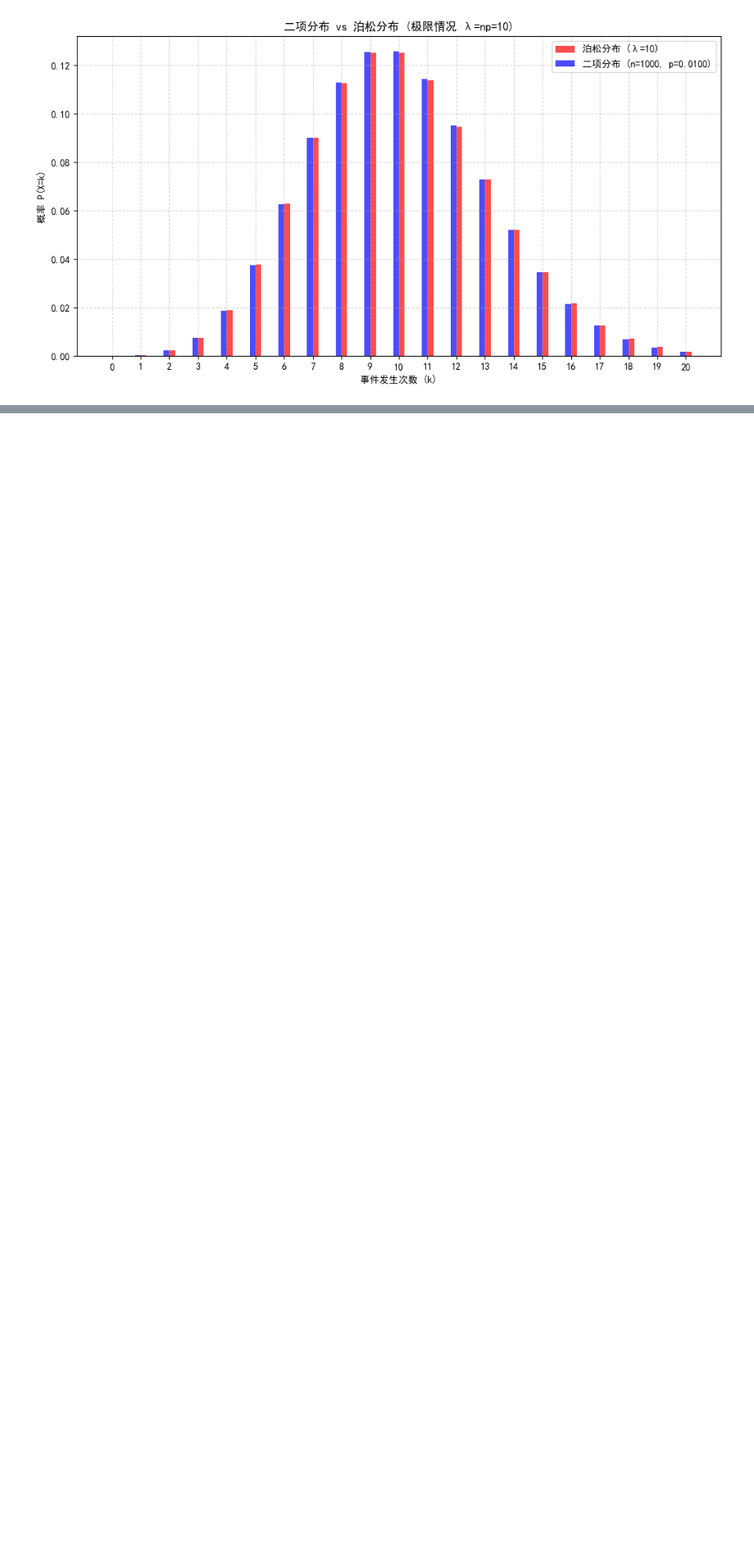
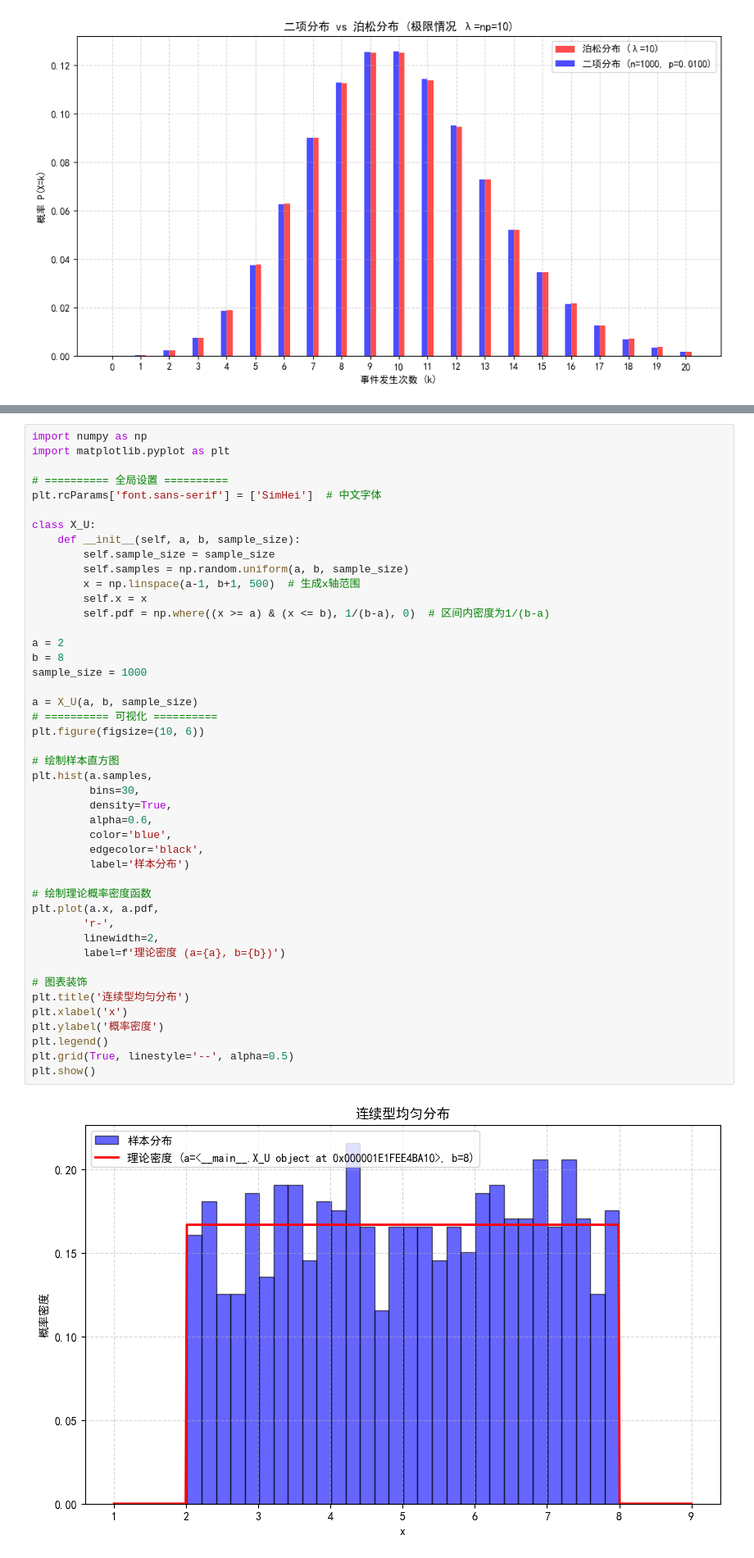
Before and after one commit to quanshi233/mystudy, a Jupyter notebook: codes/distributions/distribution.ipynb, the cells around one changed output, grey strips where cells are left out. Shown at 82% size. Cells and saved outputs as stored; diff of their text form; blank space fills up the shorter version.

```diff
--- a/codes/distributions/distribution.ipynb
+++ b/codes/distributions/distribution.ipynb
@@ -169 +179,48 @@ plt.show()
+# %%
+import numpy as np
+import matplotlib.pyplot as plt
+
+# ========== 全局设置 ==========
+plt.rcParams['font.sans-serif'] = ['SimHei']  # 中文字体
+
+class X_U:
+    def __init__(self, a, b, sample_size):
+        self.sample_size = sample_size
+        self.samples = np.random.uniform(a, b, sample_size)
+        x = np.linspace(a-1, b+1, 500)  # 生成x轴范围
+        self.x = x
+        self.pdf = np.where((x >= a) & (x <= b), 1/(b-a), 0)  # 区间内密度为1/(b-a)
+
+a = 2
+b = 8
+sample_size = 1000
+
+a = X_U(a, b, sample_size)
+# ========== 可视化 ==========
+plt.figure(figsize=(10, 6))
+
+# 绘制样本直方图
+plt.hist(a.samples,
+         bins=30,
+         density=True,
+         alpha=0.6,
+         color='blue',
+         edgecolor='black',
+         label='样本分布')
+
+# 绘制理论概率密度函数
+plt.plot(a.x, a.pdf,
+        'r-',
+        linewidth=2,
+        label=f'理论密度 (a={a}, b={b})')
+
+# 图表装饰
+plt.title('连续型均匀分布')
+plt.xlabel('x')
+plt.ylabel('概率密度')
+plt.legend()
+plt.grid(True, linestyle='--', alpha=0.5)
+plt.show()
+# %% [output]
+[figure, added]
 # %%
```
Also changed, not shown: parts of 6 cells of this notebook.
